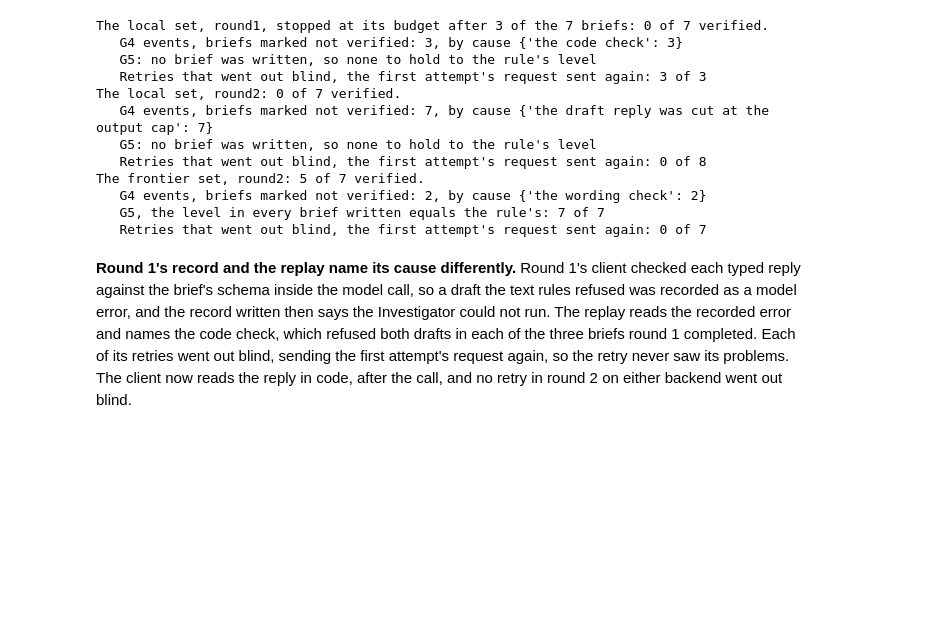
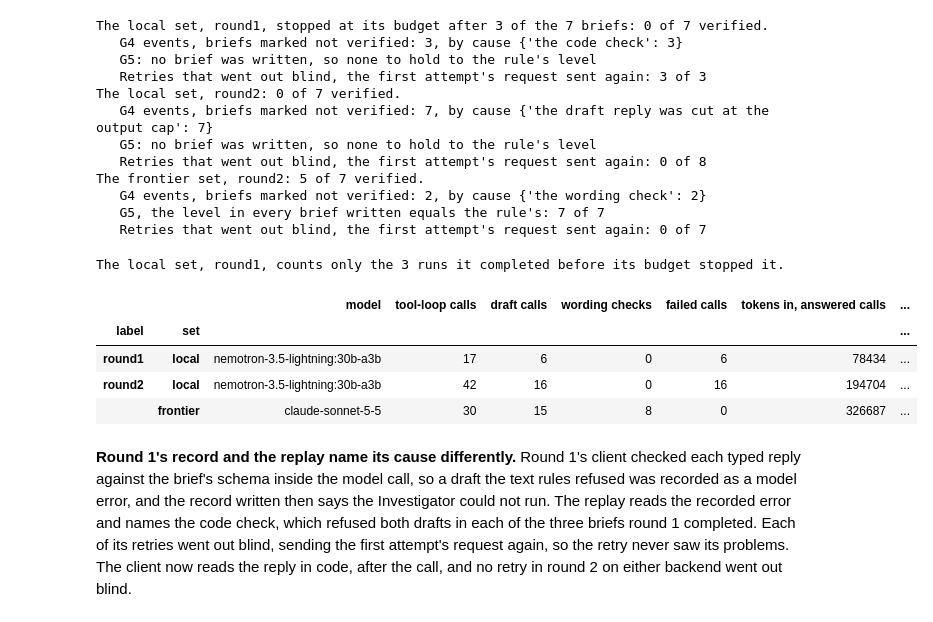
Before and after one commit to PaddyGilliland1/industry-integrated-ai-system-synthesis-old, a Jupyter notebook: ae_escalation_spot_check.ipynb, the cells around one changed output. Saved outputs shown, nothing was run; the diff lists cells and outputs as text; code cells hidden in the pictures; blank space fills up the shorter version.

```diff
--- a/ae_escalation_spot_check.ipynb
+++ b/ae_escalation_spot_check.ipynb
@@ -1300,6 +1301,42 @@ The frontier set, round2: 5 of 7 verified.
    G4 events, briefs marked not verified: 2, by cause {'the wording check': 2}
    G5, the level in every brief written equals the rule's: 7 of 7
    Retries that went out blind, the first attempt's request sent again: 0 of 7
+# %%
+# Each set's model calls, tokens and model time, read from its recordings,
+# the designed failure included: what the backend tradeoff rests on. A
+# failed call's record holds no token counts, so tokens cover the calls that
+# answered, while model time covers every call.
+rows = []
+for (label, backend), r in replayed.items():
+    runs = [*r.outcomes, *([r.planted] if r.planted else [])]
+    calls = [c for o in runs for c in o.calls]
+    rows.append(
+        {
+            "label": label,
+            "set": backend,
+            "model": r.model,
+            "tool-loop calls": sum(c.purpose == "tool loop" for c in calls),
+            "draft calls": sum(c.purpose == "draft" for c in calls),
+            "wording checks": sum(c.purpose == "wording" for c in calls),
+            "failed calls": sum(bool(c.error) for c in calls),
+            "tokens in, answered calls": sum(c.tokens_in for c in calls),
+            "tokens out, answered calls": sum(c.tokens_out for c in calls),
+            "model time, s": round(sum(c.latency_s for c in calls), 1),
+        }
+    )
+    if stops[(label, backend)] is not None:
+        print(
+            f"The {backend} set, {label}, counts only the {len(runs)} runs it "
+            "completed before its budget stopped it."
+        )
+pd.DataFrame(rows).set_index(["label", "set"])
+# %% [output]
+The local set, round1, counts only the 3 runs it completed before its budget stopped it.
+|  |  | model | tool-loop calls | draft calls | wording checks | failed calls | tokens in, answered calls | ... |
+| label | set |  |  |  |  |  |  | ... |
+| round1 | local | nemotron-3.5-lightning:30b-a3b | 17 | 6 | 0 | 6 | 78434 | ... |
+| round2 | local | nemotron-3.5-lightning:30b-a3b | 42 | 16 | 0 | 16 | 194704 | ... |
+|  | frontier | claude-sonnet-5-5 | 30 | 15 | 8 | 0 | 326687 | ... |
 # %% [markdown]
 **Round 1's record and the replay name its cause differently.** Round 1's client checked each
 typed reply against the brief's schema inside the model call, so a draft the text rules refused
```
Also changed, not shown: parts of 8 cells of this notebook, 4 other files.
